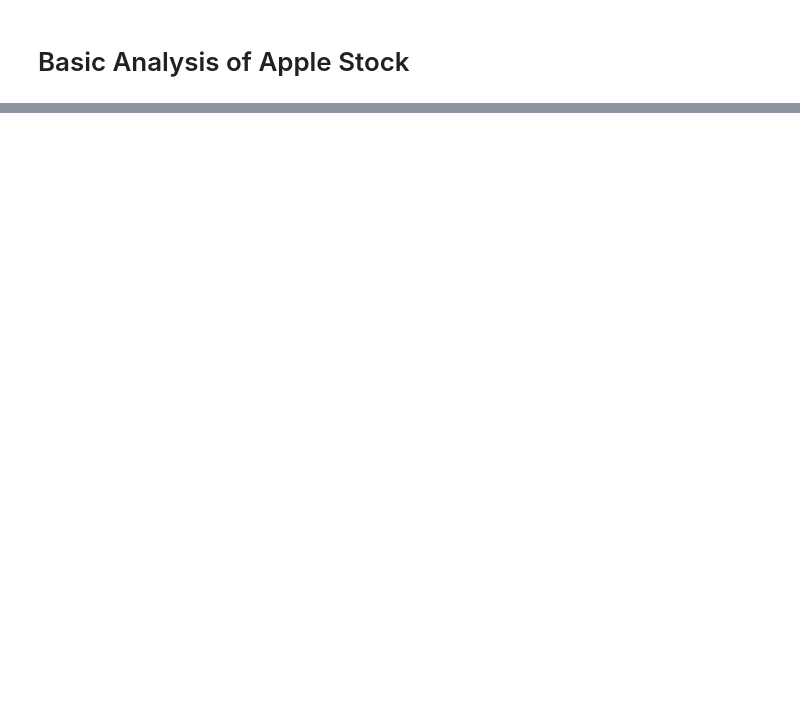
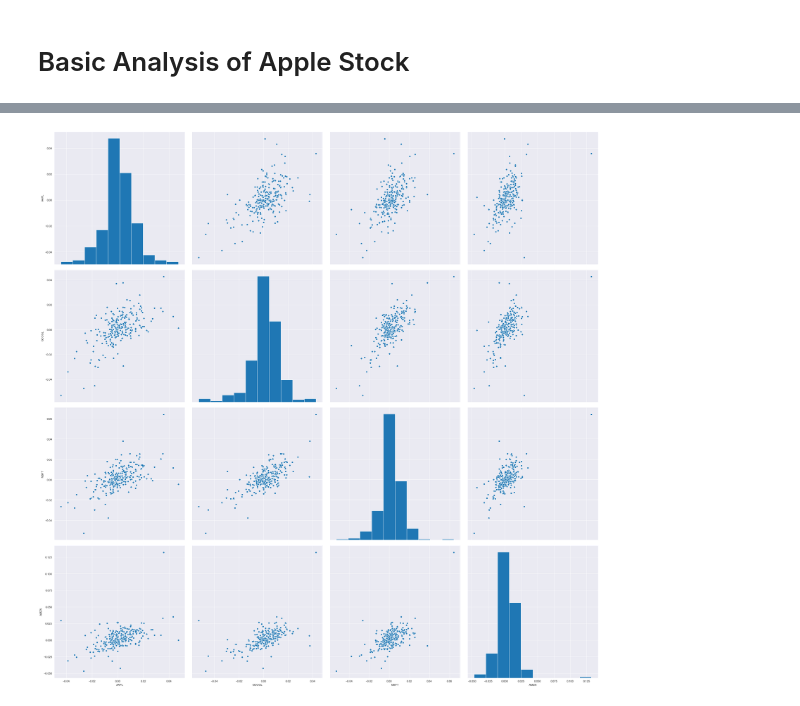
Before and after one commit to kimdang/Stock-Market-Analysis, a Jupyter notebook: Stock Market Analysis.ipynb, the cells around one changed output, grey strips where cells are left out. Saved outputs shown, nothing was run; the diff lists cells and outputs as text; code cells hidden in the pictures; blank space fills up the shorter version.

```diff
--- a/Stock Market Analysis.ipynb
+++ b/Stock Market Analysis.ipynb
@@ -71,0 +82,4 @@ closing_df.columns = ['AAPL', 'GOOGL', 'MSFT', 'AMZN']
+# %%
+f = sns.pairplot(data=tech_rets.dropna(), height=7)
+# %% [output]
+[figure, added]
```
Also changed, not shown: parts of 13 cells of this notebook.
